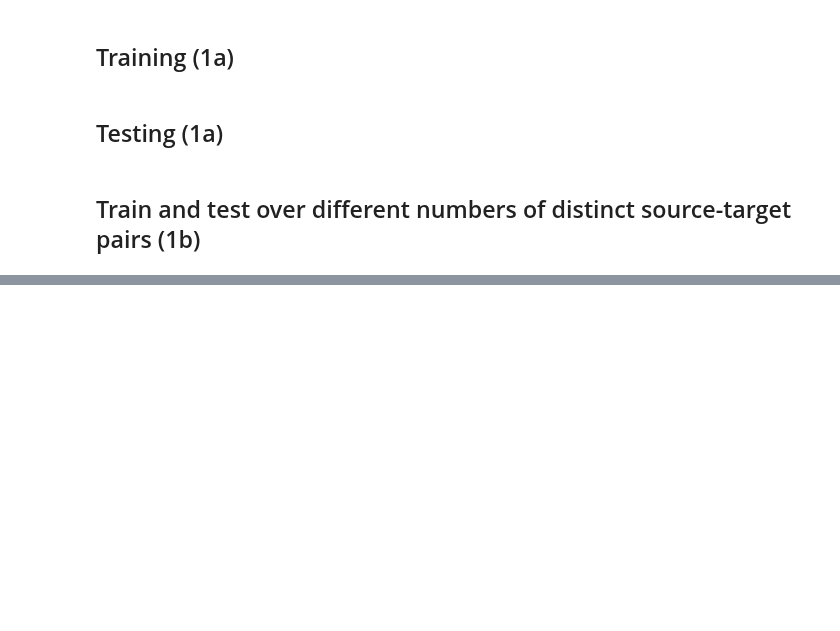
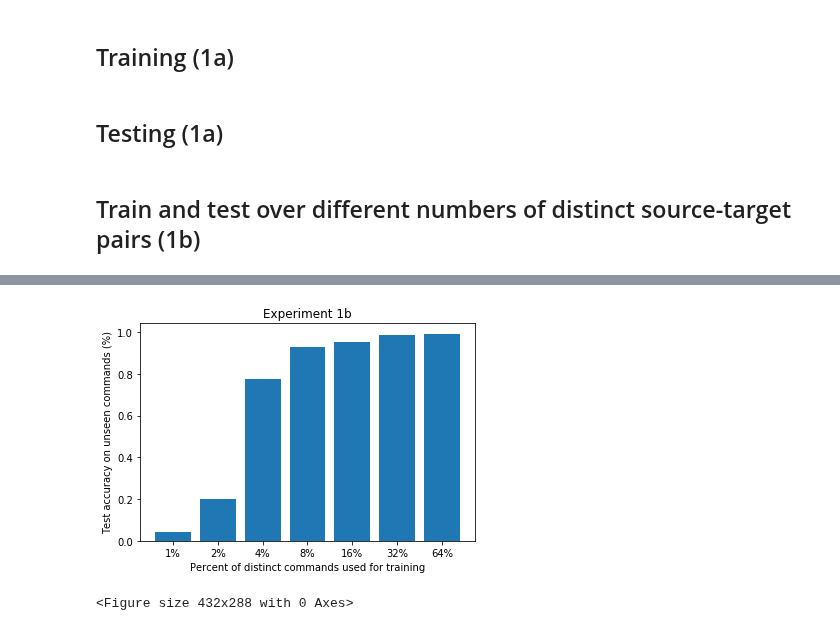
Before and after one commit to LukasMut/ATNLP, a Jupyter notebook: experiment_1b.ipynb, the cells around one changed output, grey strips where cells are left out. Saved outputs shown, nothing was run; the diff lists cells and outputs as text; code cells hidden in the pictures; blank space fills up the shorter version.

```diff
--- a/experiment_1b.ipynb
+++ b/experiment_1b.ipynb
@@ -87,7 +87,7 @@ out_size = len(w2i_acts)
 emb_size = 20
 
 # size of hidden units
-hidden_size = 50 #100
+hidden_size = 100
 
 # number of layers
 n_layers = 2
@@ -266,4 +335,21 @@ Pred sent length: 6
 # %%
 # save results in .json file
-with open('./results/experiment_1b', 'w') as json_file:
+with open('./results/experiment_1b.json', 'w') as json_file:
       json.dump(accs_per_ratio, json_file)
+# %%
+# load results from experiment 1b
+with open('./results/experiment_1b.json') as json_file:
+    accs_per_ratio = json.load(json_file)
+# %%
+ratios, test_accs = zip(*accs_per_ratio.items())
+plt.bar(ratios, test_accs)
+plt.xlabel('Percent of distinct commands used for training')
+plt.ylabel('Test accuracy on unseen commands (%)')
+plt.xticks(ticks=ratios, labels=list(map(lambda rat: str(int(float(rat) * 100)) + '%', ratios)))
+plt.title('Experiment 1b')
+plt.savefig('./Paper/Plots/experiment_1b.png')
+plt.show()
+plt.clf()
+# %% [output]
+[figure, added]
+<Figure size 432x288 with 0 Axes>
```
Also changed, not shown: parts of 6 cells of this notebook, 4 other files.
